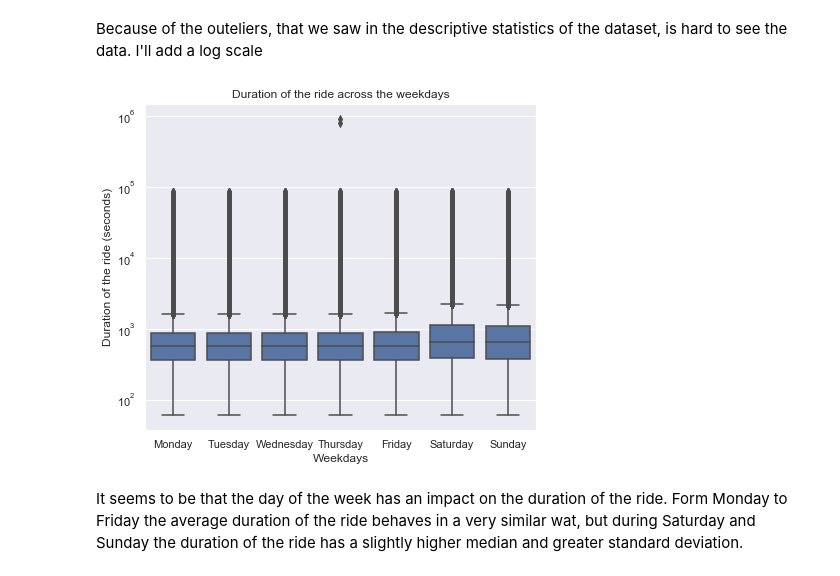
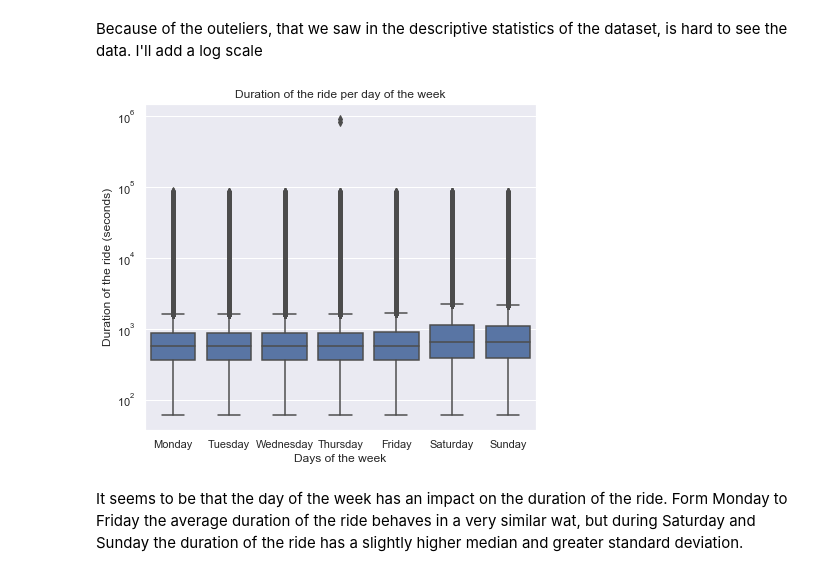
Before and after one commit to Victoriapm/GoBike-SystemData-Analysis, a Jupyter notebook: Data_exploration.ipynb, the cells around one changed output. Saved outputs shown, nothing was run; the diff lists cells and outputs as text; code cells hidden in the pictures.

```diff
--- a/Data_exploration.ipynb
+++ b/Data_exploration.ipynb
@@ -365,21 +365,21 @@ I'll add a log scale
 # %%
 #plot trip time across different days of the week
 base_color = sb.color_palette()[0]
 
 # replace the 0-7 numbers for the name of the weekday
 labels = ['Monday', 'Tuesday', 'Wednesday', 'Thursday', 'Friday', 'Saturday', 'Sunday']
 
 f, ax = plt.subplots(figsize=(7, 6))
 ax.set_yscale("log")
 
 ax = sb.boxplot(data = df, x = 'start_day', y = 'duration_sec', color = base_color);
 
 ax.set(xticks=range(7), xticklabels=labels)
 
-plt.xlabel("Weekdays")
+plt.xlabel("Days of the week")
 plt.ylabel("Duration of the ride (seconds)")
-plt.title("Duration of the ride across the weekdays");
+plt.title("Duration of the ride per day of the week");
 # %% [output]
-[figure, old version]
+[figure, new version]
 # %% [markdown]
 It seems to be that the day of the week has an impact on the duration of the ride. Form Monday to Friday the average duration of the ride behaves in a very similar wat, but during Saturday and Sunday the duration of the ride has a slightly higher median and greater standard deviation.
```
Also changed, not shown: parts of 63 cells of this notebook, 1 other file.
